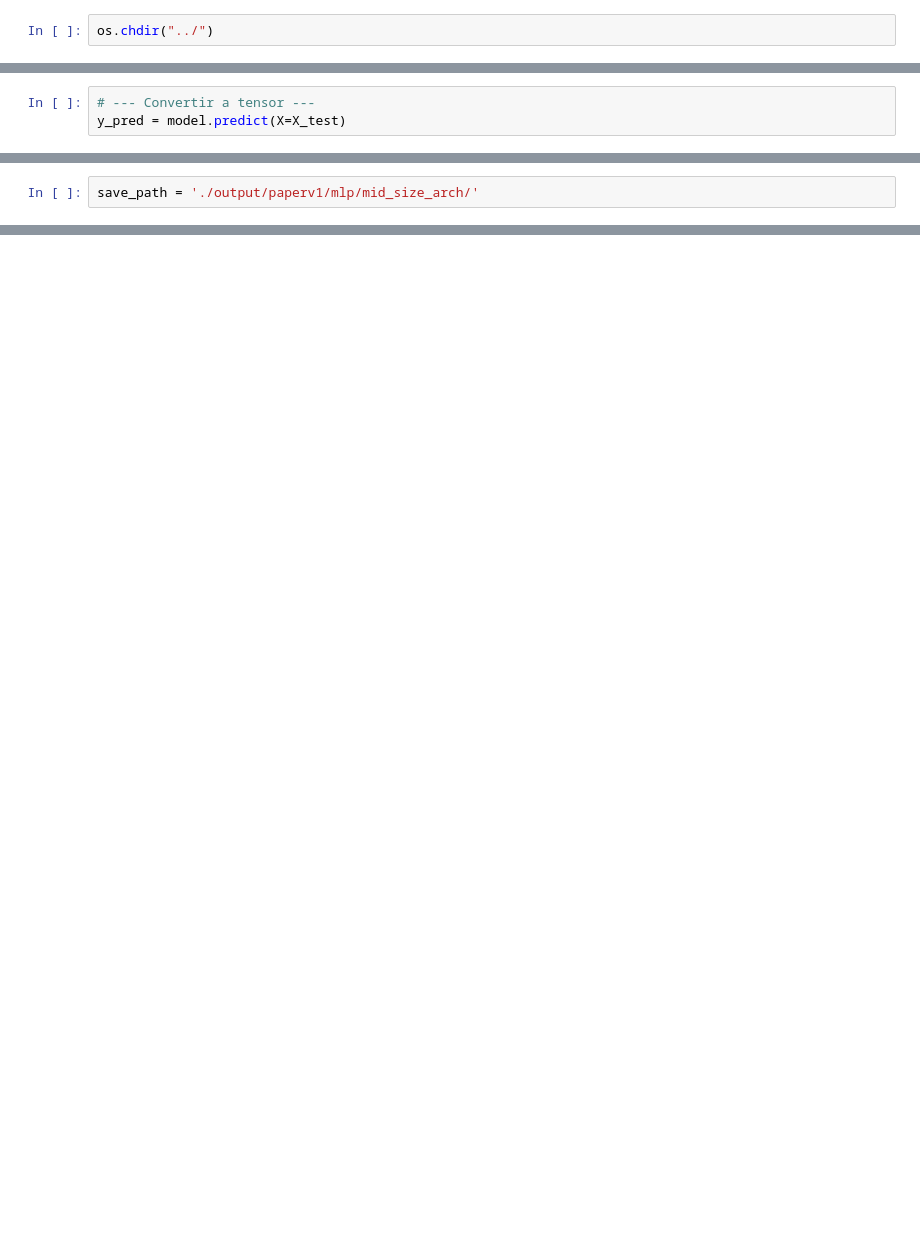
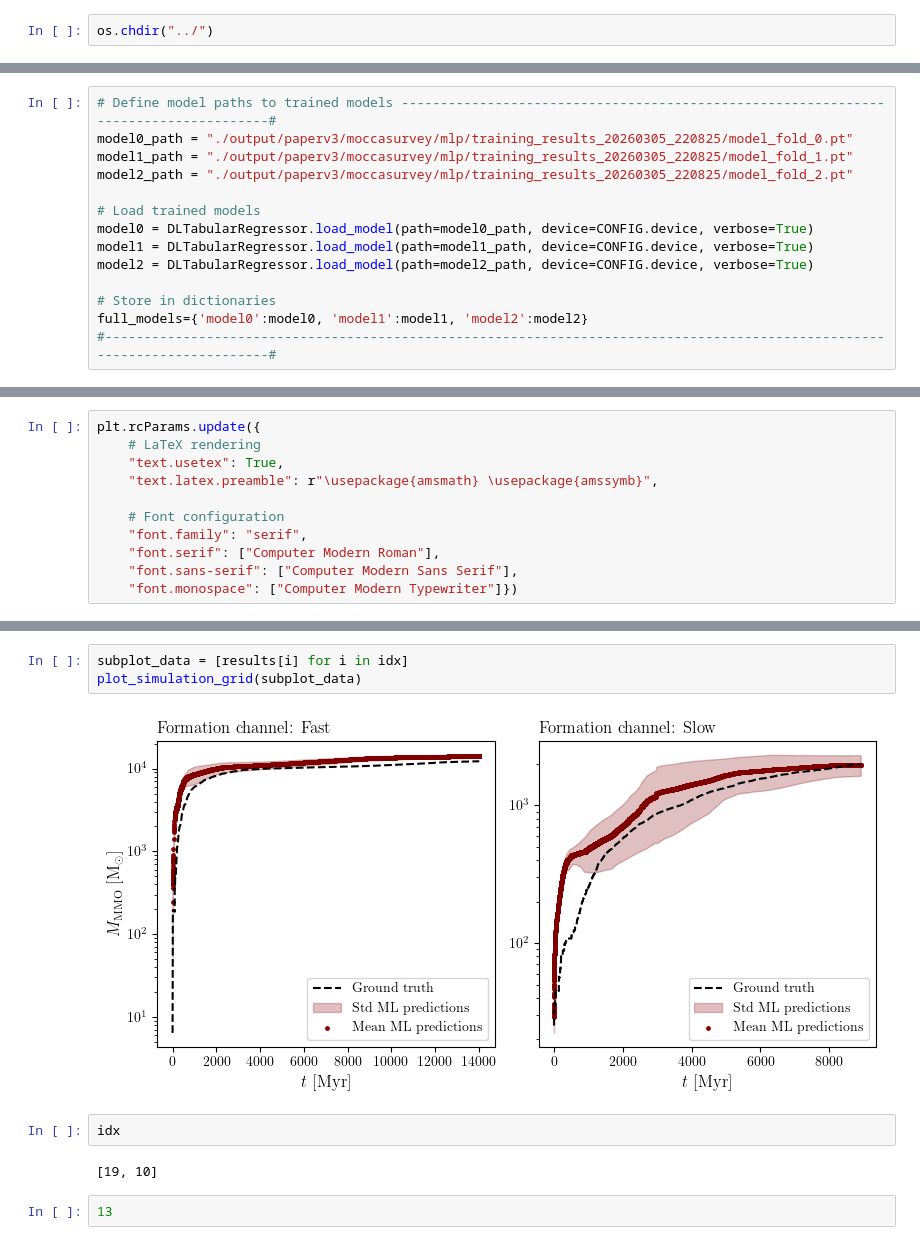
Before and after one commit to Milo-Jsb/LEMONsc, a Jupyter notebook: notebooks/SmallMOCCA-DLTab.ipynb, the cells around one changed output, grey strips where cells are left out. Saved outputs shown, nothing was run; the diff lists cells and outputs as text; blank space fills up the shorter version.

```diff
--- a/notebooks/SmallMOCCA-DLTab.ipynb
+++ b/notebooks/SmallMOCCA-DLTab.ipynb
@@ -293,3 +48,0 @@ plot_training_history(history, patience=5, logy=True, loss_name="Huber")
-# %%
-# --- Convertir a tensor ---
-y_pred = model.predict(X=X_test)
@@ -315,2 +48,0 @@ Test R2   : 0.9580
-# %%
-save_path = './output/paperv1/mlp/mid_size_arch/'
@@ -468,0 +86,14 @@ plot_simulation_grid(list_of_example)
+# %%
+# Define model paths to trained models ------------------------------------------------------------------------------------#
+model0_path = "./output/paperv3/moccasurvey/mlp/training_results_20260305_220825/model_fold_0.pt"
+model1_path = "./output/paperv3/moccasurvey/mlp/training_results_20260305_220825/model_fold_1.pt"
+model2_path = "./output/paperv3/moccasurvey/mlp/training_results_20260305_220825/model_fold_2.pt"
+
+# Load trained models
+model0 = DLTabularRegressor.load_model(path=model0_path, device=CONFIG.device, verbose=True)
+model1 = DLTabularRegressor.load_model(path=model1_path, device=CONFIG.device, verbose=True)
+model2 = DLTabularRegressor.load_model(path=model2_path, device=CONFIG.device, verbose=True)
+
+# Store in dictionaries
+full_models={'model0':model0, 'model1':model1, 'model2':model2}
+#--------------------------------------------------------------------------------------------------------------------------#
@@ -468,0 +190,11 @@ plot_simulation_grid(list_of_example)
+# %%
+plt.rcParams.update({
+    # LaTeX rendering
+    "text.usetex": True,
+    "text.latex.preamble": r"\usepackage{amsmath} \usepackage{amssymb}",
+
+    # Font configuration
+    "font.family": "serif",
+    "font.serif": ["Computer Modern Roman"],
+    "font.sans-serif": ["Computer Modern Sans Serif"],
+    "font.monospace": ["Computer Modern Typewriter"]})
@@ -468,0 +317,11 @@ plot_simulation_grid(list_of_example)
+# %%
+subplot_data = [results[i] for i in idx]
+plot_simulation_grid(subplot_data)
+# %% [output]
+[figure, added]
+# %%
+idx
+# %% [output]
+[19, 10]
+# %%
+13
```
Also changed, not shown: parts of 29 cells of this notebook, 21 other files.
